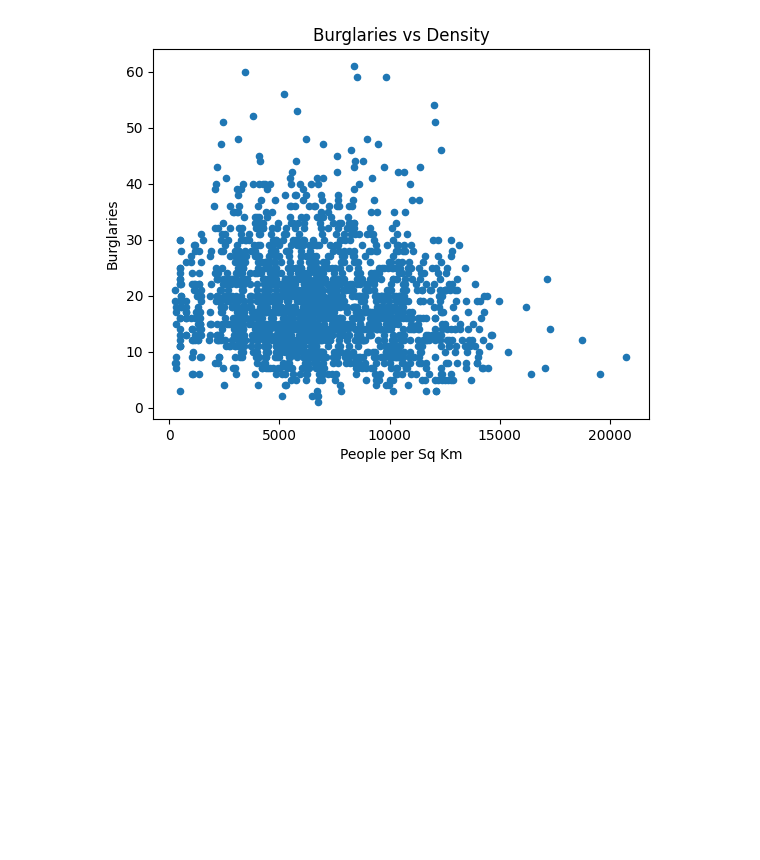
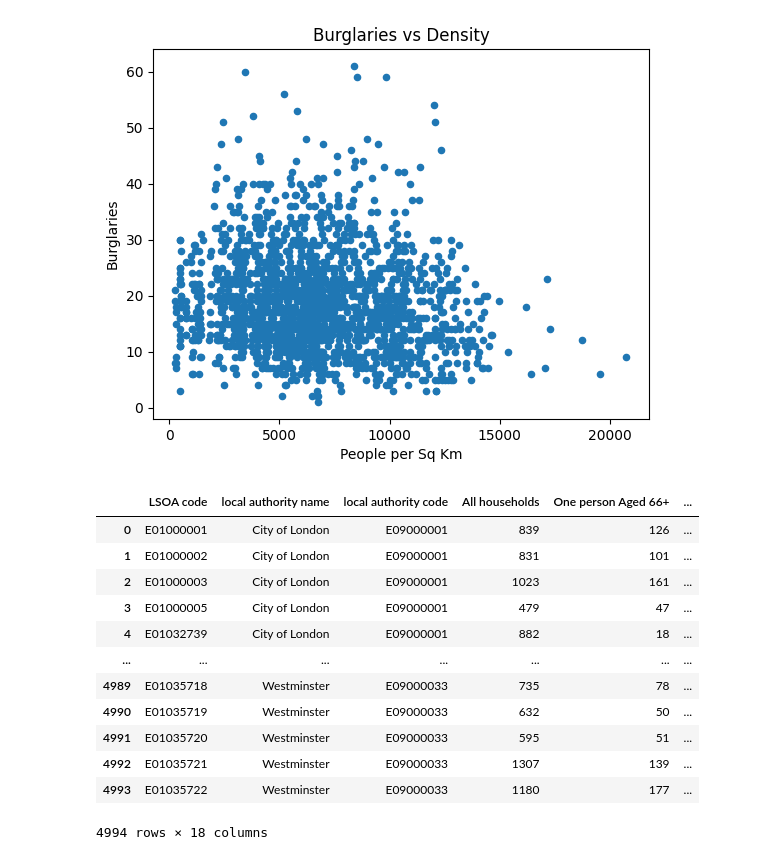
Before and after one commit to DC2-G19/policeResourceAllocation, a Jupyter notebook: test_aux.ipynb, the cells around one changed output. Cells and saved outputs as stored; diff of their text form; code cells hidden in the pictures; blank space fills up the shorter version.

```diff
--- a/test_aux.ipynb
+++ b/test_aux.ipynb
@@ -321,3 +377,22 @@ plt.ylabel('Burglaries')
 plt.show()
 # %% [output]
 [figure]
+# %%
+file_path =dataDir().joinpath("Household composition.xlsx")
+df_grannies = pd.read_excel(file_path, sheet_name='2021')
+df_grannies["Proportion old"]=df_grannies["One person Aged 66+"]/df_grannies['All households']
+df_grannies
+# %% [output]
+|  | LSOA code | local authority name | local authority code | All households | One person Aged 66+ | ... |
+| 0 | E01000001 | City of London | E09000001 | 839 | 126 | ... |
+| 1 | E01000002 | City of London | E09000001 | 831 | 101 | ... |
+| 2 | E01000003 | City of London | E09000001 | 1023 | 161 | ... |
+| 3 | E01000005 | City of London | E09000001 | 479 | 47 | ... |
+| 4 | E01032739 | City of London | E09000001 | 882 | 18 | ... |
+| ... | ... | ... | ... | ... | ... | ... |
+| 4989 | E01035718 | Westminster | E09000033 | 735 | 78 | ... |
+| 4990 | E01035719 | Westminster | E09000033 | 632 | 50 | ... |
+| 4991 | E01035720 | Westminster | E09000033 | 595 | 51 | ... |
+| 4992 | E01035721 | Westminster | E09000033 | 1307 | 139 | ... |
+| 4993 | E01035722 | Westminster | E09000033 | 1180 | 177 | ... |
+4994 rows × 18 columns
```
Also changed, not shown: parts of 13 cells of this notebook, 1 other file.
